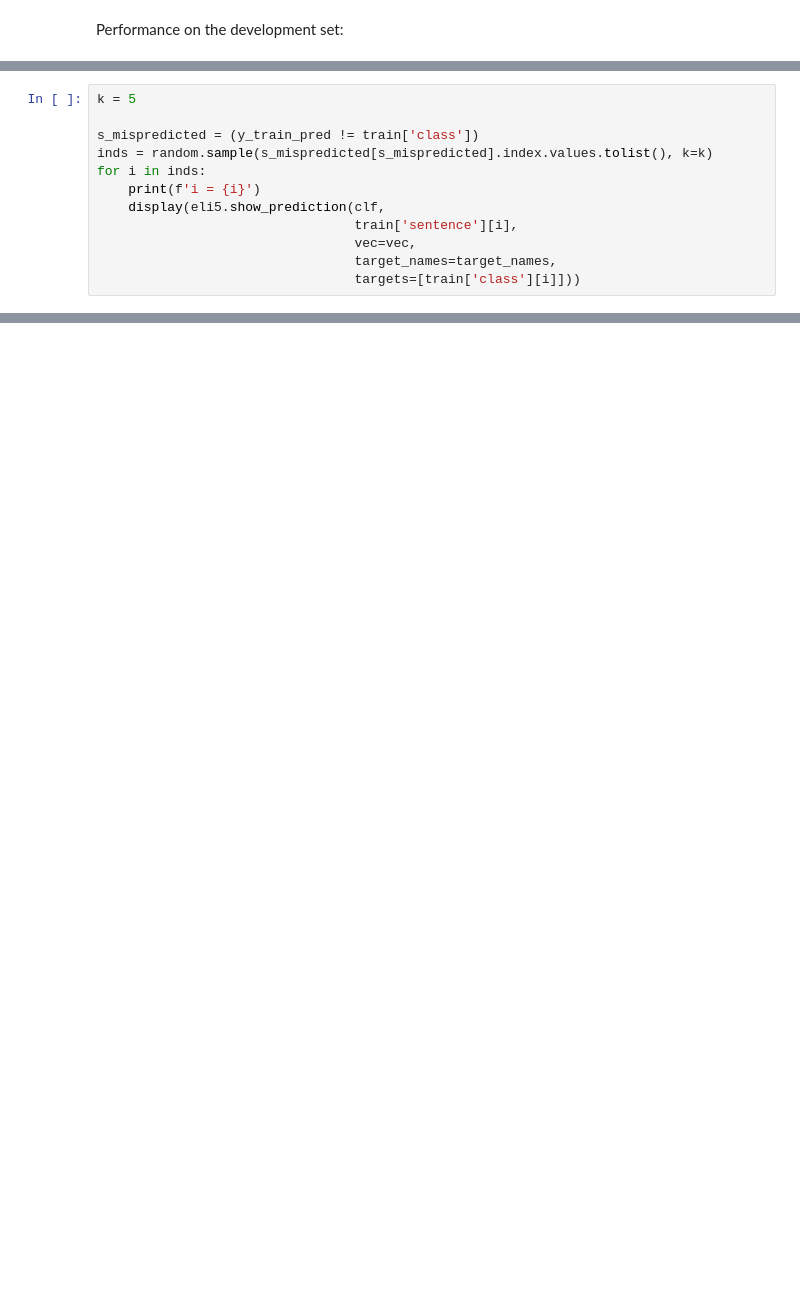
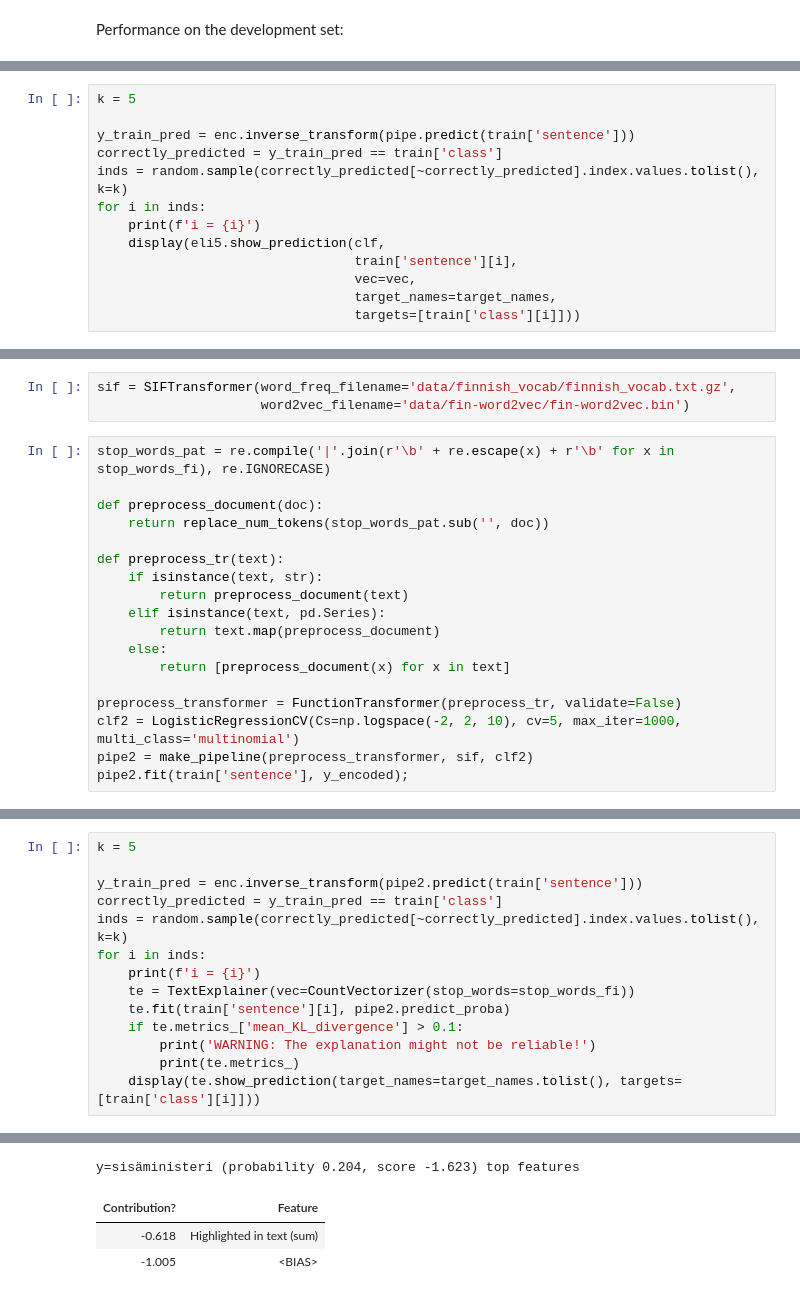
Before and after one commit to aajanki/eli5-custom-vectorizer, a Jupyter notebook: Text classifier explanations with a custom vectorizer.ipynb, the cells around one changed output, grey strips where cells are left out. Drawn from its saved outputs; the diff is of its cells as text; blank space fills up the shorter version.

Commit message:
Black box explanations

```diff
--- a/Text classifier explanations with a custom vectorizer.ipynb
+++ b/Text classifier explanations with a custom vectorizer.ipynb
@@ -254,8 +301,9 @@ y_train_pred = enc.inverse_transform(pipe.predict(train['sentence']))
 # %%
 k = 5
 
-s_mispredicted = (y_train_pred != train['class'])
-inds = random.sample(s_mispredicted[s_mispredicted].index.values.tolist(), k=k)
+y_train_pred = enc.inverse_transform(pipe.predict(train['sentence']))
+correctly_predicted = y_train_pred == train['class']
+inds = random.sample(correctly_predicted[~correctly_predicted].index.values.tolist(), k=k)
 for i in inds:
     print(f'i = {i}')
     display(eli5.show_prediction(clf,
@@ -265,0 +338,21 @@ for i in inds:
+# %%
+sif = SIFTransformer(word_freq_filename='data/finnish_vocab/finnish_vocab.txt.gz',
+                     word2vec_filename='data/fin-word2vec/fin-word2vec.bin')
+# %%
+stop_words_pat = re.compile('|'.join(r'\b' + re.escape(x) + r'\b' for x in stop_words_fi), re.IGNORECASE)
+
+def preprocess_document(doc):
+    return replace_num_tokens(stop_words_pat.sub('', doc))
+
+def preprocess_tr(text):
+    if isinstance(text, str):
+        return preprocess_document(text)
+    elif isinstance(text, pd.Series):
+        return text.map(preprocess_document)
+    else:
+        return [preprocess_document(x) for x in text]
+
+preprocess_transformer = FunctionTransformer(preprocess_tr, validate=False)
+clf2 = LogisticRegressionCV(Cs=np.logspace(-2, 2, 10), cv=5, max_iter=1000, multi_class='multinomial')
+pipe2 = make_pipeline(preprocess_transformer, sif, clf2)
+pipe2.fit(train['sentence'], y_encoded);
@@ -265,0 +388,15 @@ for i in inds:
+# %%
+k = 5
+
+y_train_pred = enc.inverse_transform(pipe2.predict(train['sentence']))
+correctly_predicted = y_train_pred == train['class']
+inds = random.sample(correctly_predicted[~correctly_predicted].index.values.tolist(), k=k)
+for i in inds:
+    print(f'i = {i}')
+    te = TextExplainer(vec=CountVectorizer(stop_words=stop_words_fi))
+    te.fit(train['sentence'][i], pipe2.predict_proba)
+    if te.metrics_['mean_KL_divergence'] > 0.1:
+        print('WARNING: The explanation might not be reliable!')
+        print(te.metrics_)
+    display(te.show_prediction(target_names=target_names.tolist(), targets=[train['class'][i]]))
+# %% [output]
@@ -265,0 +406,4 @@ for i in inds:
+y=sisäministeri (probability 0.204, score -1.623) top features
+| Contribution? | Feature |
+| -0.618 | Highlighted in text (sum) |
+| -1.005 | <BIAS> |
```
Also changed, not shown: parts of 24 cells of this notebook, 6 other files.
